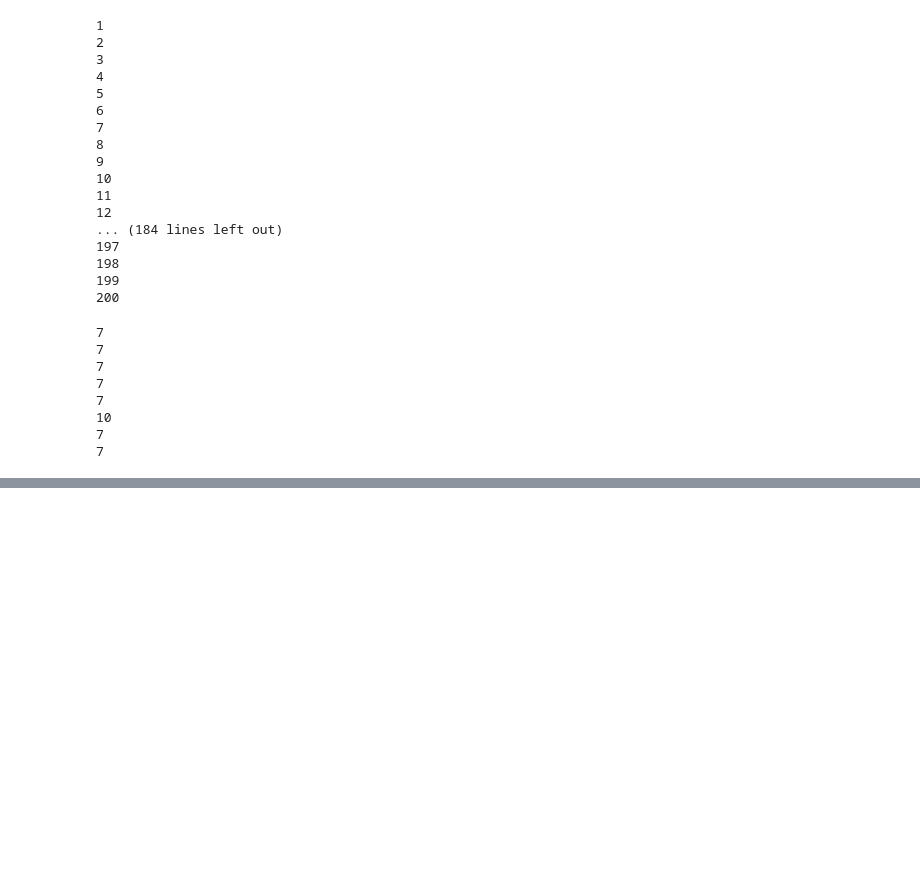
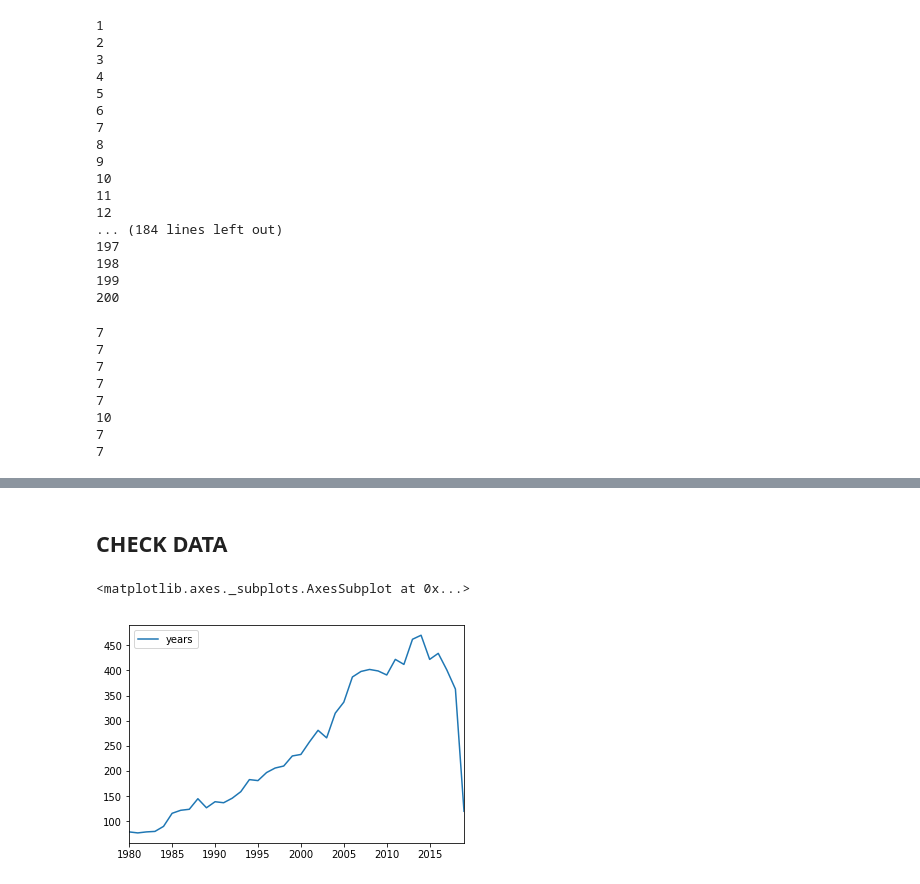
Before and after one commit to jbjornholm/Group-31-SoDa, a Jupyter notebook: Frederik/Exam/EXAM.ipynb, the cells around one changed output, grey strips where cells are left out. Saved outputs shown, nothing was run; the diff lists cells and outputs as text; code cells hidden in the pictures; blank space fills up the shorter version.

Commit message:
Data

```diff
--- a/Frederik/Exam/EXAM.ipynb
+++ b/Frederik/Exam/EXAM.ipynb
@@ -126,3 +128,9 @@ class Connector():
     # Using selenium it will not return a response object, instead you should call the browser object of the connector.
     ## connector.browser.page_source will give you the html.
       return None,call_id
+# %%
+connector = Connector('Exam day 2')
+from bs4 import BeautifulSoup
+import seaborn as sns
+import pandas as pd
+import numpy as np
@@ -254,7 +280,7 @@ for j in range (1,2):
 # SCRABE STAR-RATINGS (IMDB)
 rating=[]
 for j in range (1,201):
-    url = 'https://www.imdb.com/search/keyword/?ref_=kw_ref_key&mode=detail&page={}&title_type=movie&fbclid=IwAR3B7G9VdhKWjVvbFIPhdH9vGLZwmO_zzTeNlCj4whUMbn_RtS3g1g9FiUQ&sort=num_votes,desc'.format(j)
+    url = 'https://www.imdb.com/search/keyword/?ref_=kw_ref_yr&mode=detail&page={}&title_type=movie&fbclid=IwAR3B7G9VdhKWjVvbFIPhdH9vGLZwmO_zzTeNlCj4whUMbn_RtS3g1g9FiUQ&release_date=1980%2C2019&sort=num_votes,desc'.format(j)
     response,callid = connector.get(url,'Exam')
     html = response.text
     soup = BeautifulSoup(html,'lxml')
@@ -332,0 +339,20 @@ director
+# %%
+# YEARS
+year_list= []
+for v in range(1, 201):
+    #url1 = 'https://www.imdb.com/search/keyword/?ref_=kw_nxt&mode=detail&page={}&title_type=movie&fbclid=IwAR3AAeVD_whYi1AwPsSGdYsgH8FnupVrBhImRFD__GL3wdHegJwcxrUsfyc&sort=num_votes,desc'.format{v}
+    url1 = 'https://www.imdb.com/search/keyword/?ref_=kw_ref_yr&mode=detail&page={}&title_type=movie&fbclid=IwAR3B7G9VdhKWjVvbFIPhdH9vGLZwmO_zzTeNlCj4whUMbn_RtS3g1g9FiUQ&sort=num_votes,desc&release_date=1980%2C2019'.format(v)
+    call = 'Exam, KU{}'.format(v)
+    response,callid = connector.get(url1, call)
+    html = response.text
+    soup = BeautifulSoup(html,'lxml')
+    print(v)
+
+    for i in range(50):
+        headline_i = soup.findAll('h3')[i] # search for the first headline: h1 tag.
+        #name = headline_i['class'][0].strip() # use the class attribute name as column name.
+        value = headline_i.text.strip() # extract text using build in method
+        film = value.split('\n')[2]
+        if len(film)> 6:
+            film = value.split(' ')[-1]
+        year_list.append(film)
@@ -332,0 +547,19 @@ director
+# %% [markdown]
+## CHECK DATA
+# %%
+yr = []
+
+for i in range(10000):
+    ny = year_list[i][1:5]
+    yr.append(ny)
+years_pd2 = pd.DataFrame(yr)
+years_pd2['years'] = years_pd2[0]
+taelny = years_pd2['years'].value_counts()
+#res = df['YearMonth'].value_counts()
+taelnyny = pd.DataFrame(taelny)
+#sns.barplot(x='years', data=tael)
+
+taelnyny.sort_index().plot()
+# %% [output]
+<matplotlib.axes._subplots.AxesSubplot at 0x...>
+[figure, added]
```
Also changed, not shown: parts of 13 cells of this notebook, 3 other files.
